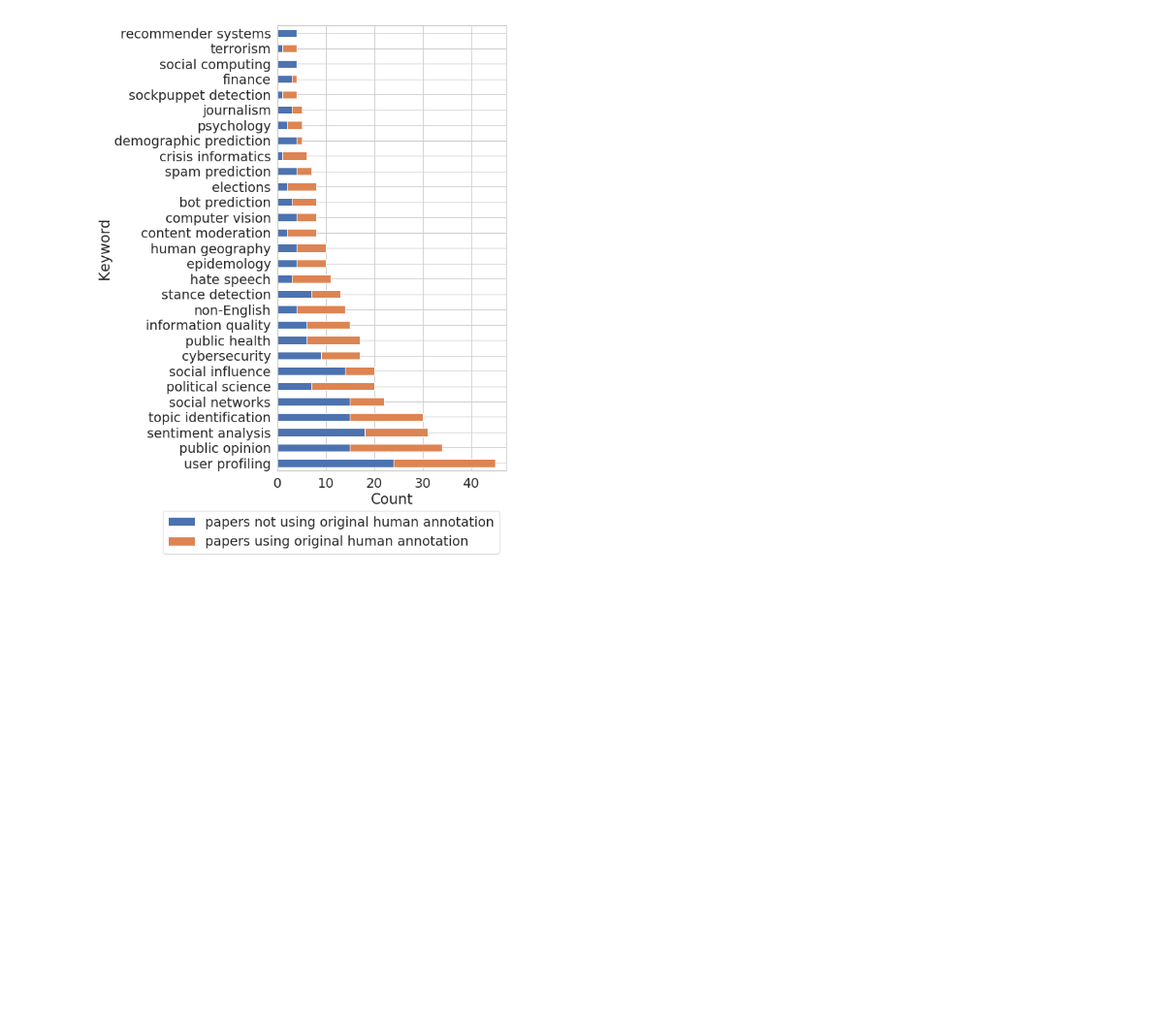
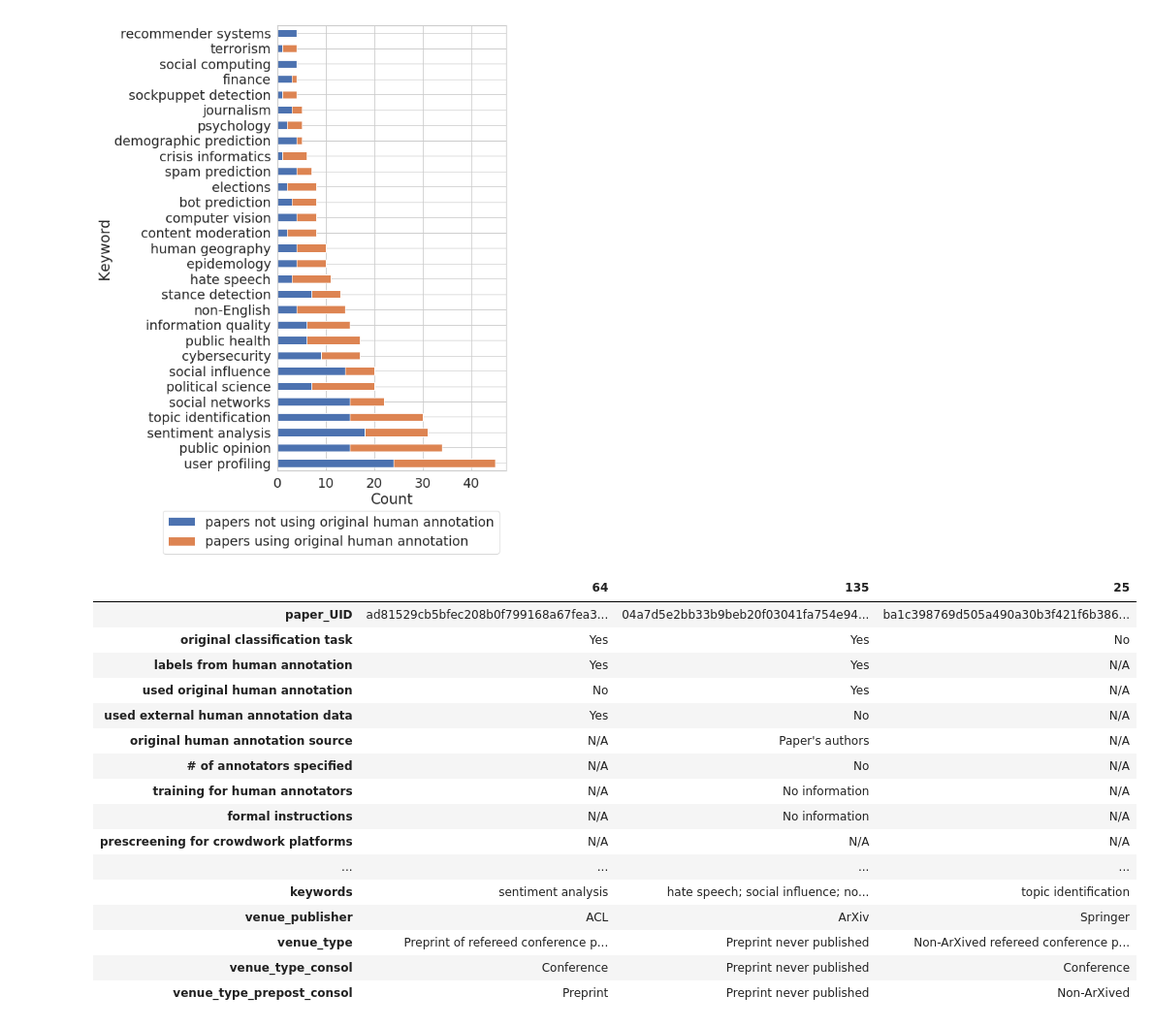
Before and after one commit to staeiou/gigo-fat2020, a Jupyter notebook: data_analysis_viz.ipynb, the cells around one changed output. Shown at 97% size. Drawn from its saved outputs; the diff is of its cells as text; code cells hidden in the pictures; blank space fills up the shorter version.

```diff
--- a/data_analysis_viz.ipynb
+++ b/data_analysis_viz.ipynb
@@ -922,3 +932,23 @@ plt.savefig("figures/keyword-count.pdf", dpi=300, bbox_inches="tight")
 import csv
 export_cols = ['paper_UID', 'original classification task', 'labels from human annotation', 'used original human annotation', 'used external human annotation data', 'original human annotation source', '# of annotators specified', 'training for human annotators', 'formal instructions ', 'prescreening for crowdwork platforms', 'multiple annotator overlap', 'reported inter-annotator agreement', 'reported crowdworker compensation', 'link to dataset available', 'annot_score_normalized', 'annot_score_raw', 'corpus','keywords', 'venue_publisher', 'venue_type', 'venue_type_consol', 'venue_type_prepost_consol']
 df[export_cols].to_csv("gigo_final_dataset_anon.csv",index=False,quoting=csv.QUOTE_NONNUMERIC)
+# %%
+df[export_cols].sample(3).T
+# %% [output]
+|  | 64 | 135 | 25 |
+| paper_UID | ad81529cb5bfec208b0f799168a67fea3... | 04a7d5e2bb33b9beb20f03041fa754e94... | ba1c398769d505a490a30b3f421f6b386... |
+| original classification task | Yes | Yes | No |
+| labels from human annotation | Yes | Yes | N/A |
+| used original human annotation | No | Yes | N/A |
+| used external human annotation data | Yes | No | N/A |
+| original human annotation source | N/A | Paper's authors | N/A |
+| # of annotators specified | N/A | No | N/A |
+| training for human annotators | N/A | No information | N/A |
+| formal instructions | N/A | No information | N/A |
+| prescreening for crowdwork platforms | N/A | N/A | N/A |
+| ... | ... | ... | ... |
+| keywords | sentiment analysis | hate speech; social influence; no... | topic identification |
+| venue_publisher | ACL | ArXiv | Springer |
+| venue_type | Preprint of refereed conference p... | Preprint never published | Non-ArXived refereed conference p... |
+| venue_type_consol | Conference | Preprint never published | Conference |
+| venue_type_prepost_consol | Preprint | Preprint never published | Non-ArXived |
```
Also changed, not shown: parts of 8 cells of this notebook, 2 other files.
